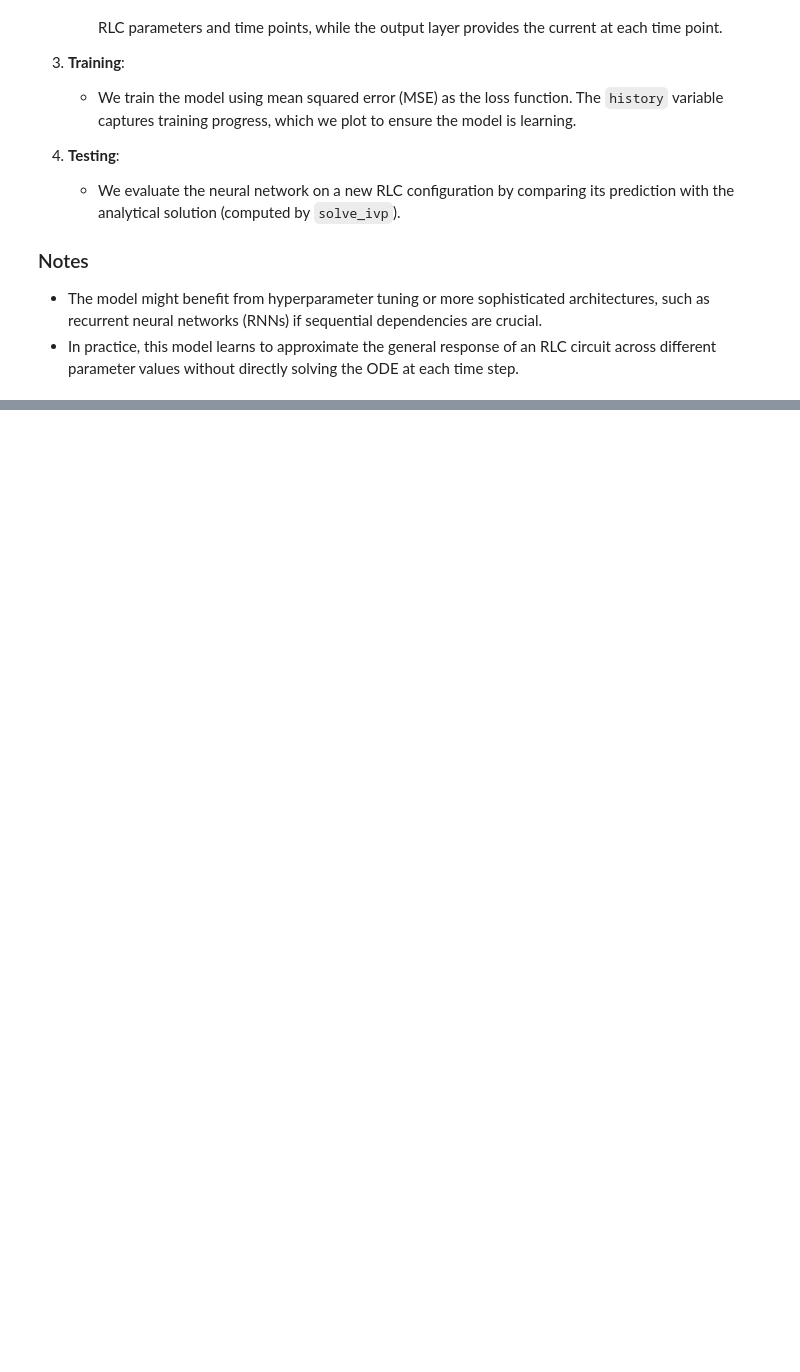
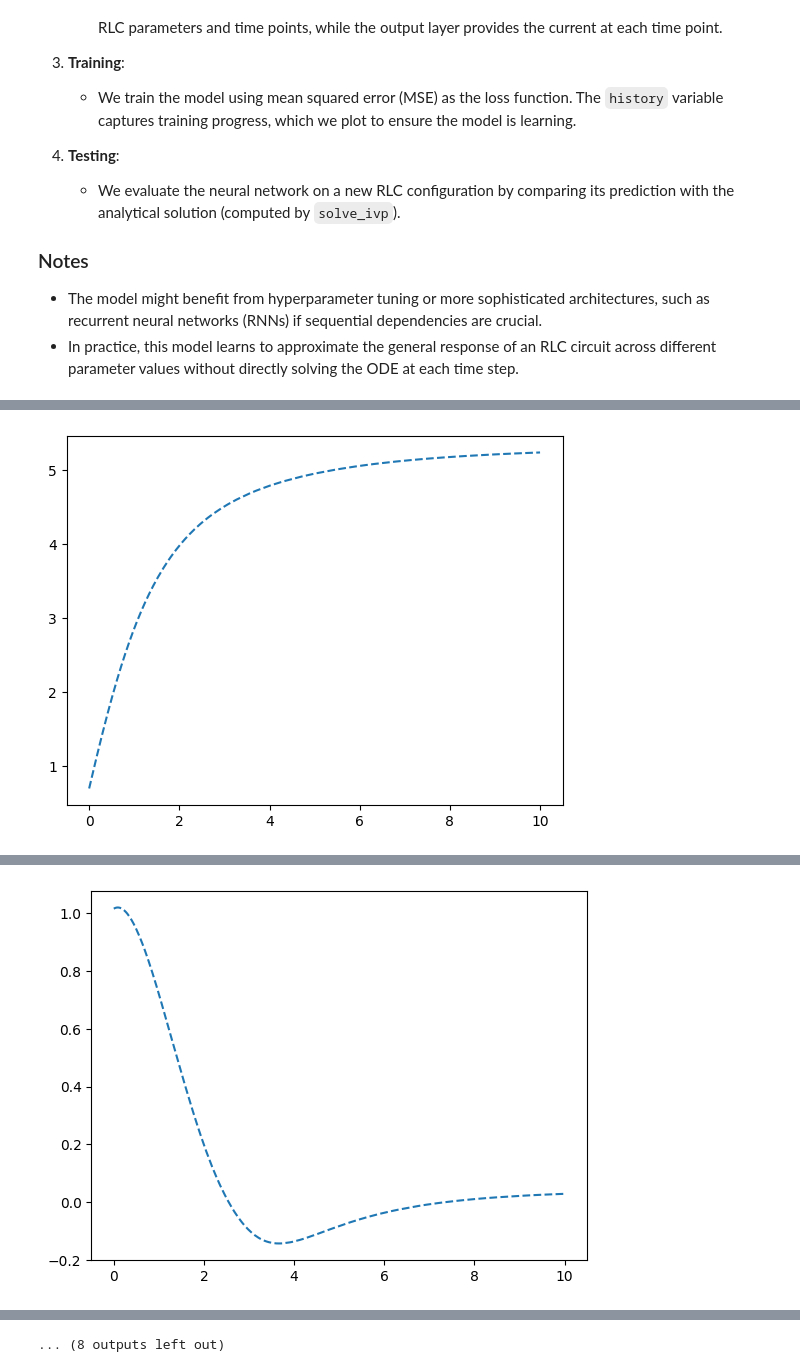
Before and after one commit to rbrinson2/EE-6770-Application_Neural_Network, a Jupyter notebook: Project/Neural ODE_RB.ipynb, the cells around one changed output, grey strips where cells are left out. Drawn from its saved outputs; the diff is of its cells as text; code cells hidden in the pictures; blank space fills up the shorter version.

```diff
--- a/Project/Neural ODE_RB.ipynb
+++ b/Project/Neural ODE_RB.ipynb
@@ -300,8 +340,11 @@ accuracy_data = []
 epochs = 1000
 for epoch in range(epochs):
     loss = train_step(pinn_model, t_train, voltage, optimizer)
-    accuracy_data.append(pinn_accuracy(I_rk45, pinn_model(t_values)))
+    I_pred = pinn_model(t_values)
+    accuracy_data.append(pinn_accuracy(I_exact, I_pred))
     loss_data.append(loss.numpy())
     if epoch % 100 == 0:
         print(f'Epoch {epoch}, Loss: {loss.numpy()}')
+        plt.plot(t_values, I_pred, label='Predicted Solution', linestyle= 'dashed')
+        plt.show()
 # %% [output]
@@ -317,0 +352 @@ Epoch 900, Loss: [7.317854e-05]
+[figure, added]
@@ -317,0 +354 @@ Epoch 900, Loss: [7.317854e-05]
+[figure, added]
@@ -318,3 +363,4 @@ Epoch 900, Loss: [7.317854e-05]
+... (8 outputs left out)
 # %%
 # Predict the current I(t) using the trained model
 I_pred = pinn_model(t_values)
```
Also changed, not shown: parts of 15 cells of this notebook.
